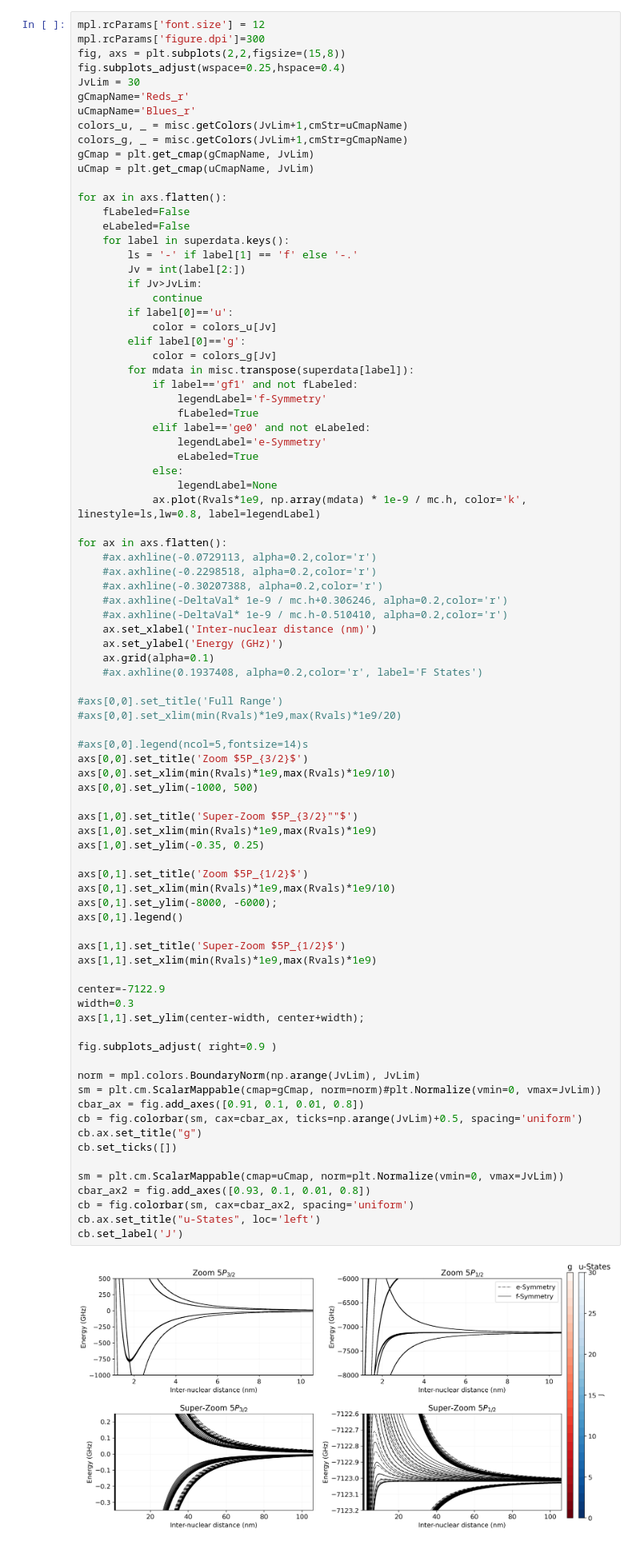
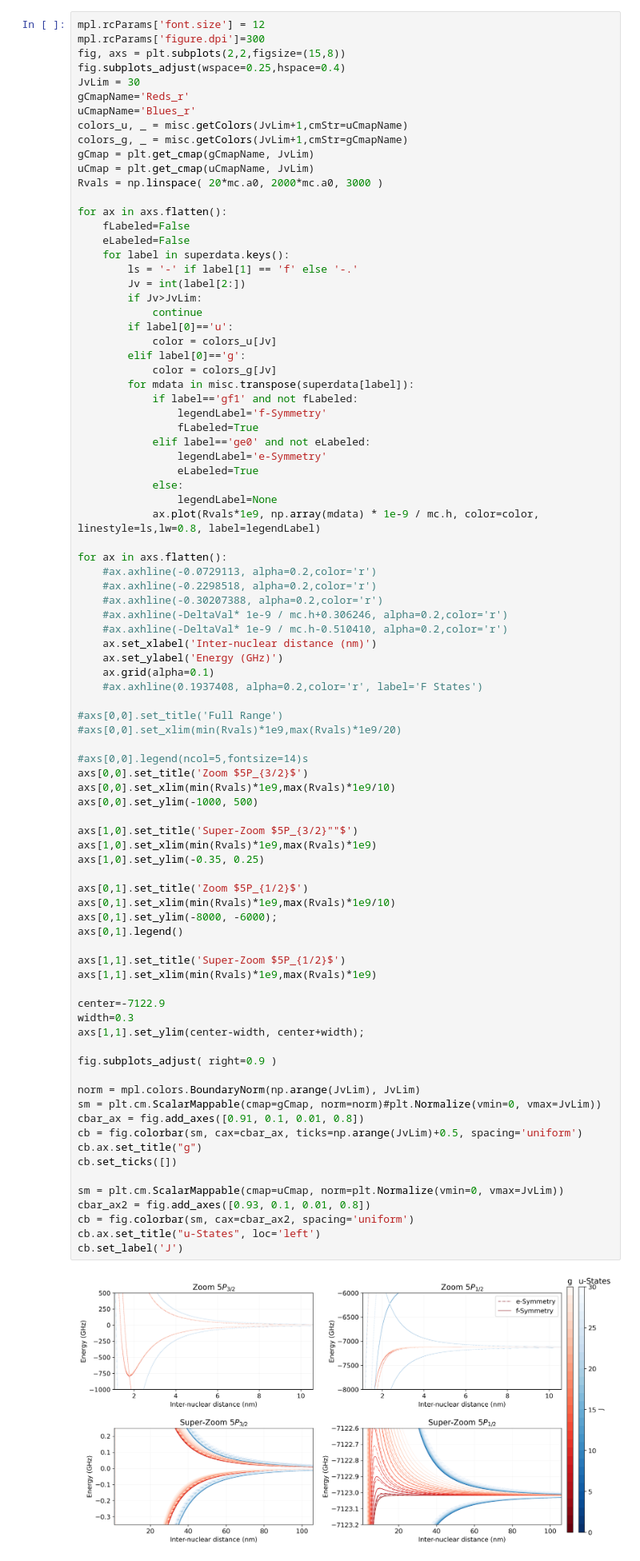
Before and after one commit to aquirdTurtle/Molecules_Code_New, a Jupyter notebook: Fine_Structure_Rotation.ipynb, the cells around one changed output. Shown at 80% size. Drawn from its saved outputs; the diff is of its cells as text.

```diff
--- a/Fine_Structure_Rotation.ipynb
+++ b/Fine_Structure_Rotation.ipynb
@@ -712,6 +710,7 @@ colors_u, _ = misc.getColors(JvLim+1,cmStr=uCmapName)
 colors_g, _ = misc.getColors(JvLim+1,cmStr=gCmapName)
 gCmap = plt.get_cmap(gCmapName, JvLim)
 uCmap = plt.get_cmap(uCmapName, JvLim)
+Rvals = np.linspace( 20*mc.a0, 2000*mc.a0, 3000 )
 
 for ax in axs.flatten():
     fLabeled=False
@@ -734,7 +733,7 @@ for ax in axs.flatten():
                 eLabeled=True
             else:
                 legendLabel=None
-            ax.plot(Rvals*1e9, np.array(mdata) * 1e-9 / mc.h, color='k', linestyle=ls,lw=0.8, label=legendLabel)
+            ax.plot(Rvals*1e9, np.array(mdata) * 1e-9 / mc.h, color=color, linestyle=ls,lw=0.8, label=legendLabel)
 
 for ax in axs.flatten():
     #ax.axhline(-0.0729113, alpha=0.2,color='r')
@@ -759,31 +758,31 @@ axs[1,0].set_title('Super-Zoom $5P_{3/2}""$')
 axs[1,0].set_xlim(min(Rvals)*1e9,max(Rvals)*1e9)
 axs[1,0].set_ylim(-0.35, 0.25)
 
 axs[0,1].set_title('Zoom $5P_{1/2}$')
 axs[0,1].set_xlim(min(Rvals)*1e9,max(Rvals)*1e9/10)
 axs[0,1].set_ylim(-8000, -6000);
 axs[0,1].legend()
 
 axs[1,1].set_title('Super-Zoom $5P_{1/2}$')
 axs[1,1].set_xlim(min(Rvals)*1e9,max(Rvals)*1e9)
 
 center=-7122.9
 width=0.3
 axs[1,1].set_ylim(center-width, center+width);
 
 fig.subplots_adjust( right=0.9 )
 
 norm = mpl.colors.BoundaryNorm(np.arange(JvLim), JvLim)
 sm = plt.cm.ScalarMappable(cmap=gCmap, norm=norm)#plt.Normalize(vmin=0, vmax=JvLim))
 cbar_ax = fig.add_axes([0.91, 0.1, 0.01, 0.8])
 cb = fig.colorbar(sm, cax=cbar_ax, ticks=np.arange(JvLim)+0.5, spacing='uniform')
 cb.ax.set_title("g")
 cb.set_ticks([])
 
 sm = plt.cm.ScalarMappable(cmap=uCmap, norm=plt.Normalize(vmin=0, vmax=JvLim))
 cbar_ax2 = fig.add_axes([0.93, 0.1, 0.01, 0.8])
 cb = fig.colorbar(sm, cax=cbar_ax2, spacing='uniform')
 cb.ax.set_title("u-States", loc='left')
 cb.set_label('J')
 # %% [output]
-[figure, old version]
+[figure, new version]
```
Also changed, not shown: parts of 3 cells of this notebook, 1 other file.
